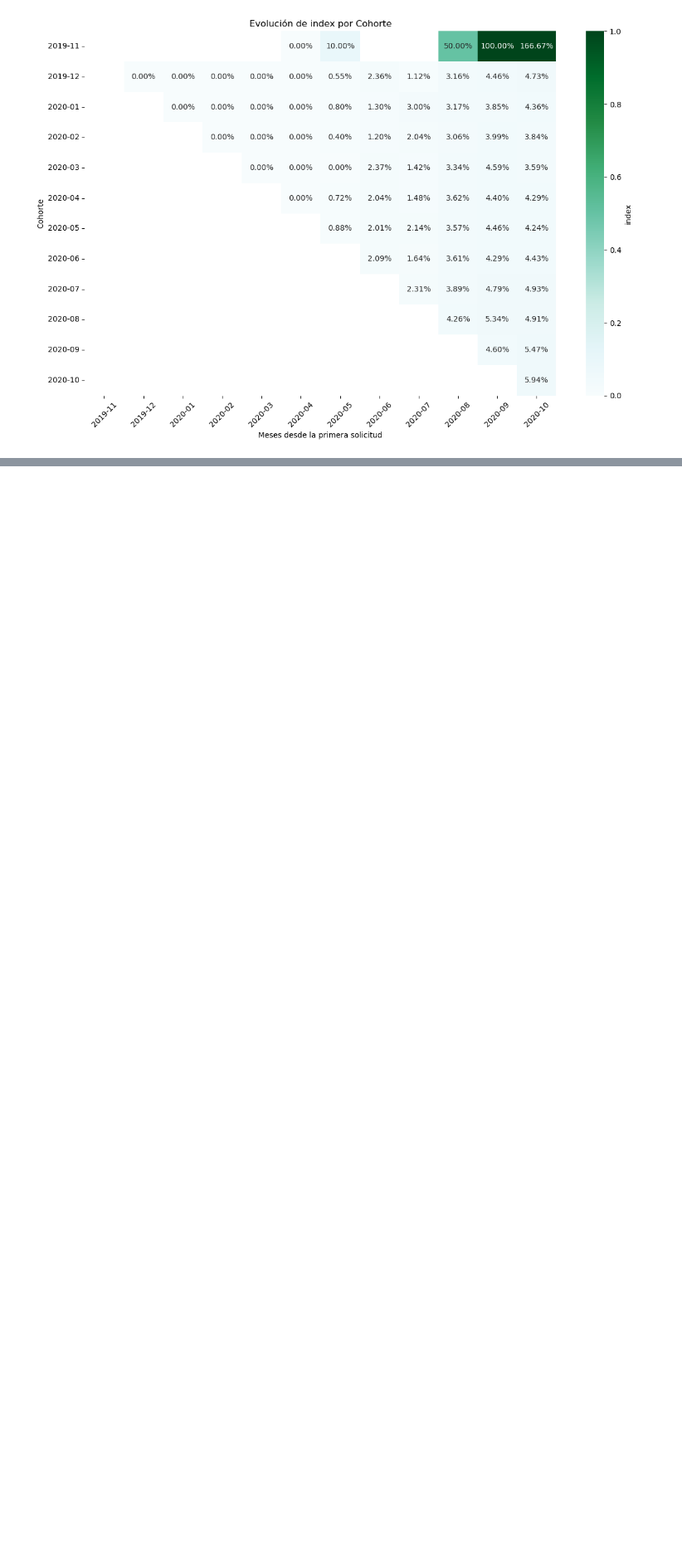
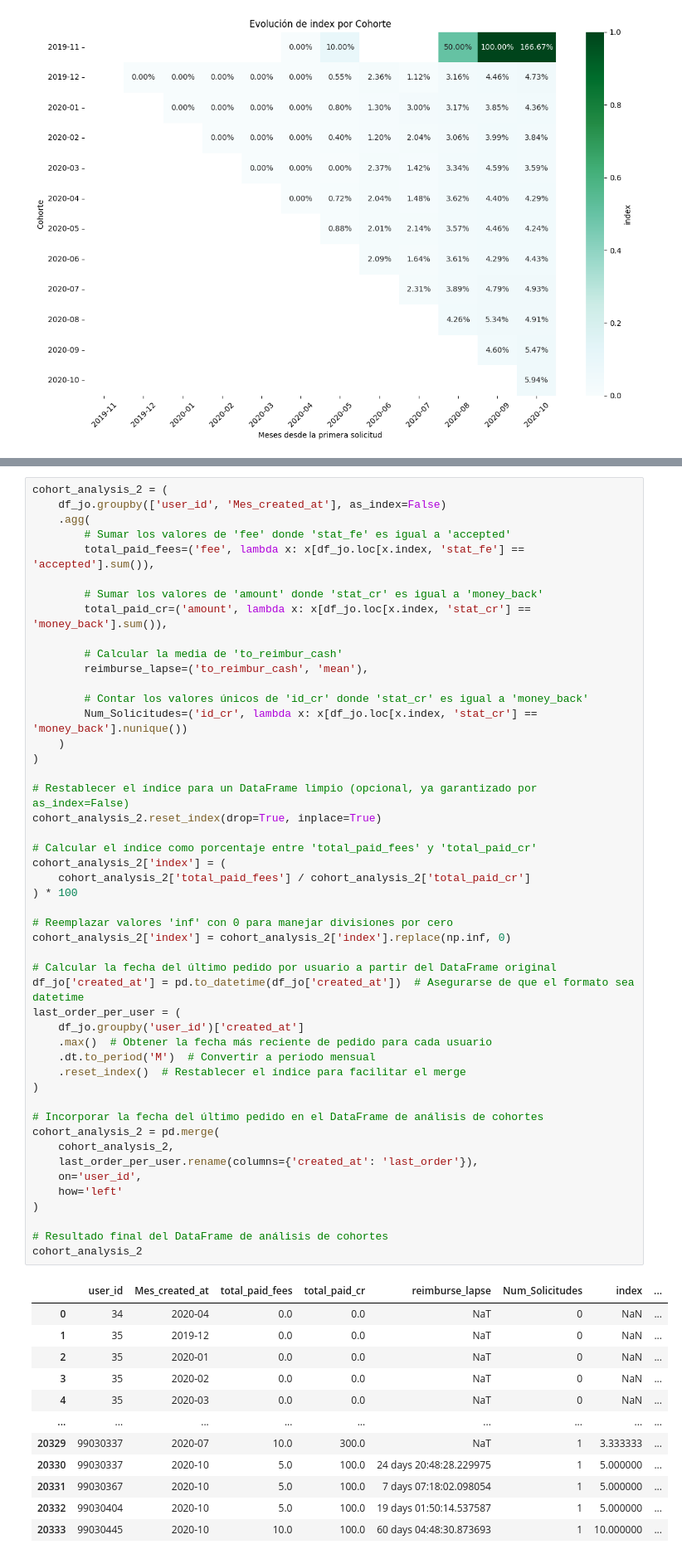
Before and after one commit to albagd77/Pasta-Loca---Proyecto-para-curso-Data-Scientist-UOC, a Jupyter notebook: analysis_ale.ipynb, the cells around one changed output, grey strips where cells are left out. Shown at 83% size. Saved outputs shown, nothing was run; the diff lists cells and outputs as text; blank space fills up the shorter version.

Commit message:
finalizo arreglando conflictos

```diff
--- a/analysis_ale.ipynb
+++ b/analysis_ale.ipynb
@@ -364,0 +327,61 @@ top_10_users
+# %%
+cohort_analysis_2 = (
+    df_jo.groupby(['user_id', 'Mes_created_at'], as_index=False)
+    .agg(
+        # Sumar los valores de 'fee' donde 'stat_fe' es igual a 'accepted'
+        total_paid_fees=('fee', lambda x: x[df_jo.loc[x.index, 'stat_fe'] == 'accepted'].sum()),
+
+        # Sumar los valores de 'amount' donde 'stat_cr' es igual a 'money_back'
+        total_paid_cr=('amount', lambda x: x[df_jo.loc[x.index, 'stat_cr'] == 'money_back'].sum()),
+
+        # Calcular la media de 'to_reimbur_cash'
+        reimburse_lapse=('to_reimbur_cash', 'mean'),
+
+        # Contar los valores únicos de 'id_cr' donde 'stat_cr' es igual a 'money_back'
+        Num_Solicitudes=('id_cr', lambda x: x[df_jo.loc[x.index, 'stat_cr'] == 'money_back'].nunique())
+    )
+)
+
+# Restablecer el índice para un DataFrame limpio (opcional, ya garantizado por as_index=False)
+cohort_analysis_2.reset_index(drop=True, inplace=True)
+
+# Calcular el índice como porcentaje entre 'total_paid_fees' y 'total_paid_cr'
+cohort_analysis_2['index'] = (
+    cohort_analysis_2['total_paid_fees'] / cohort_analysis_2['total_paid_cr']
+) * 100
+
+# Reemplazar valores 'inf' con 0 para manejar divisiones por cero
+cohort_analysis_2['index'] = cohort_analysis_2['index'].replace(np.inf, 0)
+
+# Calcular la fecha del último pedido por usuario a partir del DataFrame original
+df_jo['created_at'] = pd.to_datetime(df_jo['created_at'])  # Asegurarse de que el formato sea datetime
+last_order_per_user = (
+    df_jo.groupby('user_id')['created_at']
+    .max()  # Obtener la fecha más reciente de pedido para cada usuario
+    .dt.to_period('M')  # Convertir a periodo mensual
+    .reset_index()  # Restablecer el índice para facilitar el merge
+)
+
+# Incorporar la fecha del último pedido en el DataFrame de análisis de cohortes
+cohort_analysis_2 = pd.merge(
+    cohort_analysis_2,
+    last_order_per_user.rename(columns={'created_at': 'last_order'}),
+    on='user_id',
+    how='left'
+)
+
+# Resultado final del DataFrame de análisis de cohortes
+cohort_analysis_2
+# %% [output]
+|  | user_id | Mes_created_at | total_paid_fees | total_paid_cr | reimburse_lapse | Num_Solicitudes | index | ... |
+| 0 | 34 | 2020-04 | 0.0 | 0.0 | NaT | 0 | NaN | ... |
+| 1 | 35 | 2019-12 | 0.0 | 0.0 | NaT | 0 | NaN | ... |
+| 2 | 35 | 2020-01 | 0.0 | 0.0 | NaT | 0 | NaN | ... |
+| 3 | 35 | 2020-02 | 0.0 | 0.0 | NaT | 0 | NaN | ... |
+| 4 | 35 | 2020-03 | 0.0 | 0.0 | NaT | 0 | NaN | ... |
+| ... | ... | ... | ... | ... | ... | ... | ... | ... |
+| 20329 | 99030337 | 2020-07 | 10.0 | 300.0 | NaT | 1 | 3.333333 | ... |
+| 20330 | 99030337 | 2020-10 | 5.0 | 100.0 | 24 days 20:48:28.229975 | 1 | 5.000000 | ... |
+| 20331 | 99030367 | 2020-10 | 5.0 | 100.0 | 7 days 07:18:02.098054 | 1 | 5.000000 | ... |
+| 20332 | 99030404 | 2020-10 | 5.0 | 100.0 | 19 days 01:50:14.537587 | 1 | 5.000000 | ... |
+| 20333 | 99030445 | 2020-10 | 10.0 | 100.0 | 60 days 04:48:30.873693 | 1 | 10.000000 | ... |
```
Also changed, not shown: parts of 24 cells of this notebook.
